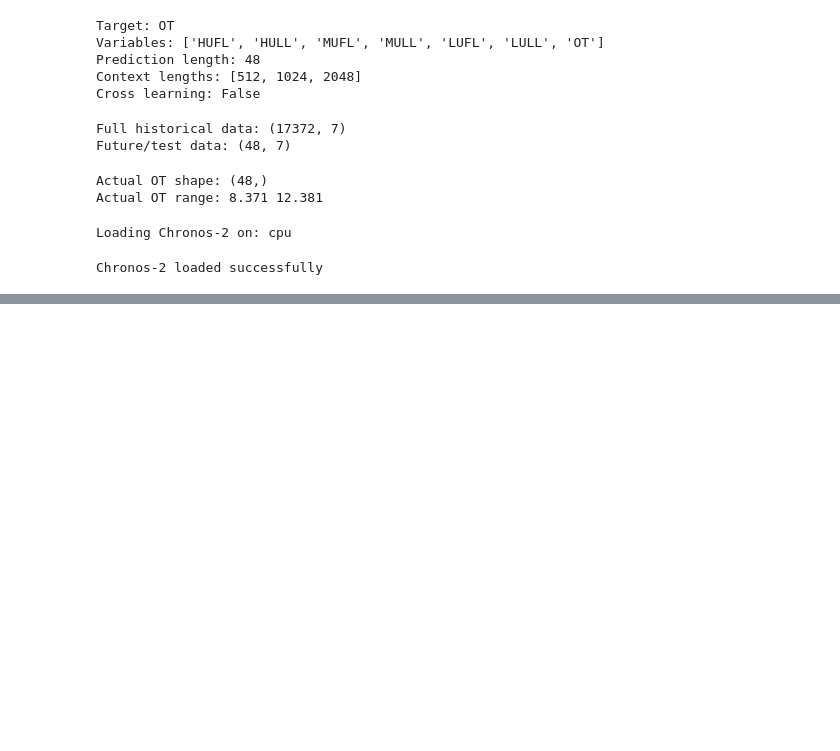
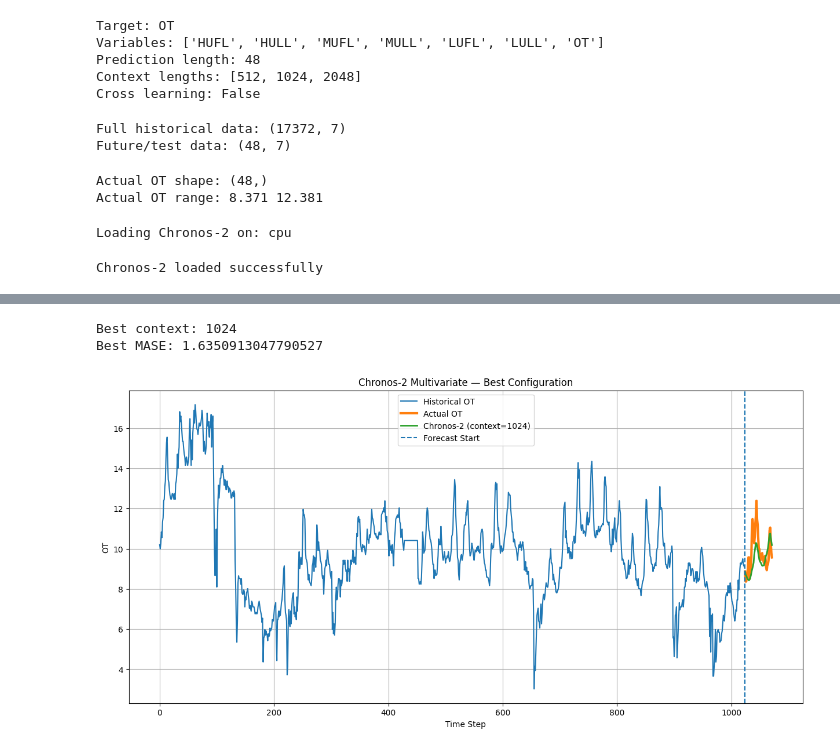
Before and after one commit to nds-najam/AutoGluon_LTSM_Models_Forecast, a Jupyter notebook: notebooks/03_chronos2_multivariate.ipynb, the cells around one changed output, grey strips where cells are left out. Drawn from its saved outputs; the diff is of its cells as text; code cells hidden in the pictures; blank space fills up the shorter version.

```diff
--- a/notebooks/03_chronos2_multivariate.ipynb
+++ b/notebooks/03_chronos2_multivariate.ipynb
@@ -292,0 +389,75 @@ def run_chronos2_experiment(
+# %%
+best_result = min(
+    results,
+    key=lambda x: x["MASE"]
+)
+
+print(
+    "Best context:",
+    best_result["context_length"]
+)
+
+print(
+    "Best MASE:",
+    best_result["MASE"]
+)
+# %% [output]
+Best context: 1024
+Best MASE: 1.6350913047790527
+# %%
+#
+# Plot history + forecast for the best model
+#
+history_ot = best_result["history"]
+
+history_x = np.arange(len(history_ot))
+
+forecast_x = np.arange(
+    len(history_ot),
+    len(history_ot) + PREDICTION_LENGTH,
+)
+
+plt.figure(figsize=(15, 7))
+
+plt.plot(
+    history_x,
+    history_ot,
+    label="Historical OT",
+)
+
+plt.plot(
+    forecast_x,
+    actual_ot,
+    label="Actual OT",
+    linewidth=3,
+)
+
+plt.plot(
+    forecast_x,
+    best_result["forecast"],
+    label=(
+        f"Chronos-2 "
+        f"(context={best_result['context_length']})"
+    ),
+    linewidth=2,
+)
+
+plt.axvline(
+    len(history_ot),
+    linestyle="--",
+    label="Forecast Start",
+)
+
+plt.xlabel("Time Step")
+plt.ylabel("OT")
+
+plt.title(
+    "Chronos-2 Multivariate — Best Configuration"
+)
+
+plt.legend()
+plt.grid(True)
+
+plt.show()
+# %% [output]
+[figure, added]
```
Also changed, not shown: parts of 3 cells of this notebook.
